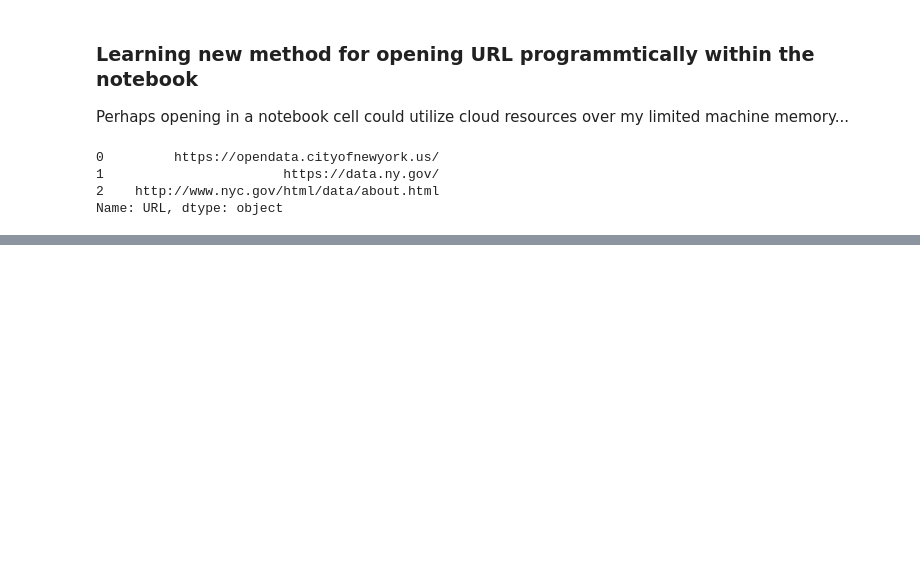
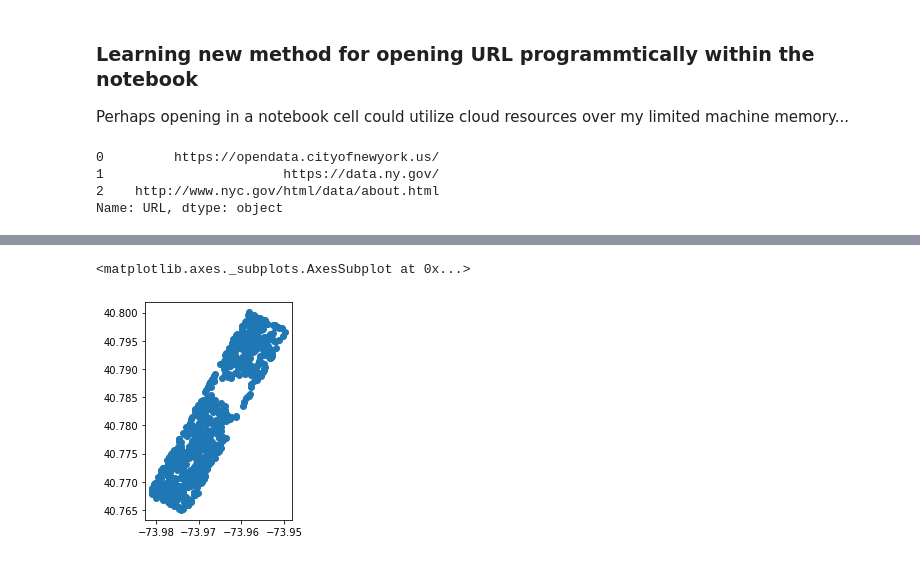
Before and after one commit to Location-Artistry/GEO-DEV-NOTEBOOKS, a Jupyter notebook: 30_DAY_MAP_2021.ipynb, the cells around one changed output, grey strips where cells are left out. Cells and saved outputs as stored; diff of their text form; code cells hidden in the pictures; blank space fills up the shorter version.

```diff
--- a/30_DAY_MAP_2021.ipynb
+++ b/30_DAY_MAP_2021.ipynb
@@ -277,0 +562,5 @@ http://www.harker.com/OpenData/socrata-data-portals.html
+# %%
+# add GeoJSON to the SODA query
+# Central Park squirrels!
+url = 'https://data.cityofnewyork.us/resource/vfnx-vebw.geojson'
+g = GeoDF(url)
@@ -277,0 +574,5 @@ http://www.harker.com/OpenData/socrata-data-portals.html
+# %%
+g.p()
+# %% [output]
+<matplotlib.axes._subplots.AxesSubplot at 0x...>
+[figure, added]
```
Also changed, not shown: parts of 29 cells of this notebook.
